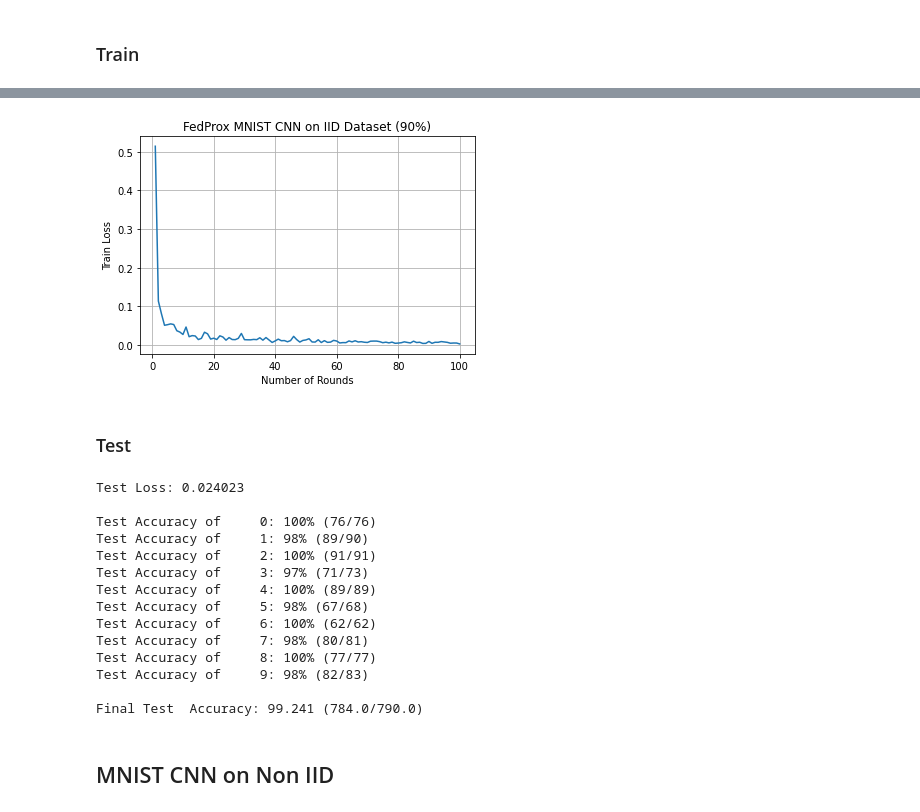
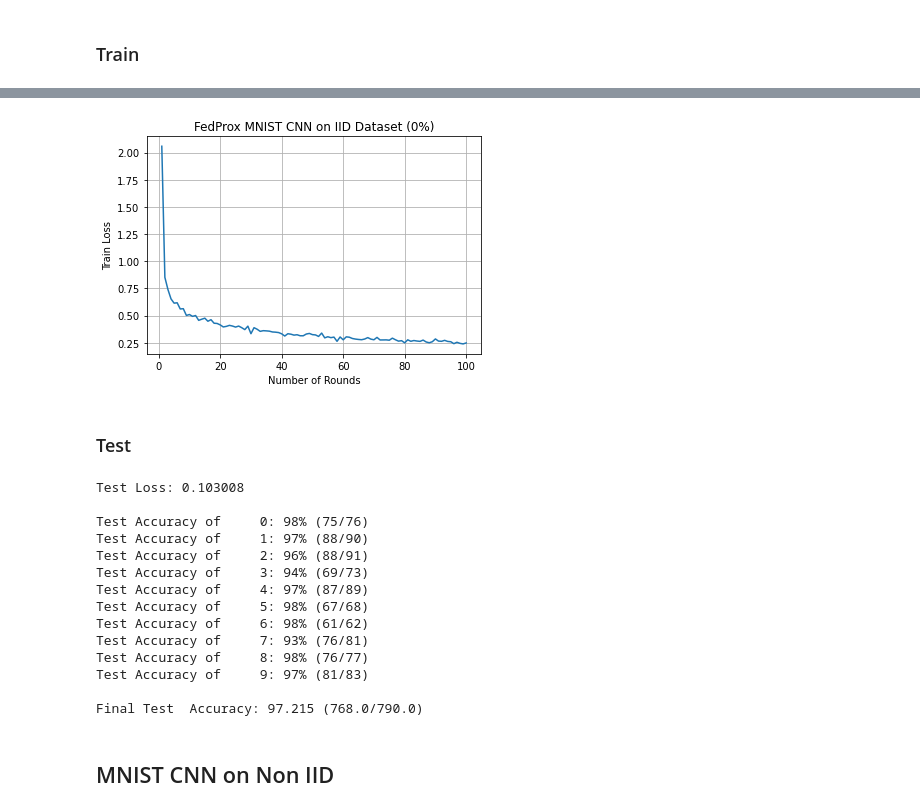
Before and after one commit to ayushm-agrawal/Federated-Learning-Implementations, a Jupyter notebook: FedProx.ipynb, the cells around one changed output, grey strips where cells are left out. Cells and saved outputs as stored; diff of their text form; code cells hidden in the pictures.

```diff
--- a/FedProx.ipynb
+++ b/FedProx.ipynb
@@ -360,7 +360,9 @@ class ClientUpdate(object):
     criterion = nn.CrossEntropyLoss()
     proximal_criterion = nn.MSELoss(reduction='mean')
     optimizer = torch.optim.SGD(model.parameters(), lr=self.learning_rate, momentum=0.5)
-    # optimizer = torch.optim.Adam(model.parameters(), lr=self.learning_rate)
+
+    global_model = copy.deepcopy(model)
+
 
     e_loss = []
     for epoch in range(1, self.epochs+1):
@@ -381,11 +383,15 @@ class ClientUpdate(object):
         # calculate the loss + the proximal term
         _, pred = torch.max(output, 1)
 
-        proximal_term = (pred-labels)**2
+        proximal_term = 0.0
 
-        proximal_term = torch.sum(proximal_term) * (mu/2)
+        # iterate through the current and global model parameters
+        for w, w_t in zip(model.parameters(), global_model.parameters()) :
+          # update the proximal term
+          #proximal_term += torch.sum(torch.abs((w-w_t)**2))
+          proximal_term += (w-w_t).norm(2)
 
-        loss = criterion(output, labels) + proximal_term
+        loss = criterion(output, labels) + (mu/2)*proximal_term
 
         # do a backwards pass
         loss.backward()
@@ -627,9 +633,9 @@ batch_size = 10
 # learning Rate
 lr=0.01
 # proximal term constant
-mu = 0.001
+mu = 1.0
 # percentage of clients to have fewer than E epochs
-percentage = 90
+percentage = 0
 # data partition dictionary
 iid_dict = iid_partition(mnist_data_train, 100)
 # load model
@@ -638,5 +644,5 @@ mnist_cnn = MNIST_CNN()
 if torch.cuda.is_available():
   mnist_cnn.cuda()
 
-mnist_cnn_iid_trained = training(mnist_cnn, rounds, batch_size, lr, mnist_data_train, iid_dict, C, K, E, mu, percentage, "FedProx MNIST CNN on IID Dataset (90%)", "orange")
+mnist_cnn_iid_trained = training(mnist_cnn, rounds, batch_size, lr, mnist_data_train, iid_dict, C, K, E, mu, percentage, "FedProx MNIST CNN on IID Dataset (0%)", "orange")
 # %% [output]
@@ -660,24 +666,24 @@ Total time taken: 2580.671597480774
-[figure, old version]
+[figure, new version]
 # %% [markdown]
 ### Test
 # %%
 criterion = nn.CrossEntropyLoss()
 testing(mnist_cnn_iid_trained, mnist_data_test, 128, criterion, num_classes, classes_test)
 # %% [output]
-Test Loss: 0.024023
+Test Loss: 0.103008
 
-Test Accuracy of     0: 100% (76/76)
-Test Accuracy of     1: 98% (89/90)
-Test Accuracy of     2: 100% (91/91)
-Test Accuracy of     3: 97% (71/73)
-Test Accuracy of     4: 100% (89/89)
+Test Accuracy of     0: 98% (75/76)
+Test Accuracy of     1: 97% (88/90)
+Test Accuracy of     2: 96% (88/91)
+Test Accuracy of     3: 94% (69/73)
+Test Accuracy of     4: 97% (87/89)
 Test Accuracy of     5: 98% (67/68)
-Test Accuracy of     6: 100% (62/62)
-Test Accuracy of     7: 98% (80/81)
-Test Accuracy of     8: 100% (77/77)
-Test Accuracy of     9: 98% (82/83)
+Test Accuracy of     6: 98% (61/62)
+Test Accuracy of     7: 93% (76/81)
+Test Accuracy of     8: 98% (76/77)
+Test Accuracy of     9: 97% (81/83)
 
-Final Test  Accuracy: 99.241 (784.0/790.0)
+Final Test  Accuracy: 97.215 (768.0/790.0)
 # %% [markdown]
 ## MNIST CNN on Non IID
 # %% [markdown]
```
Also changed, not shown: parts of 22 cells of this notebook.
